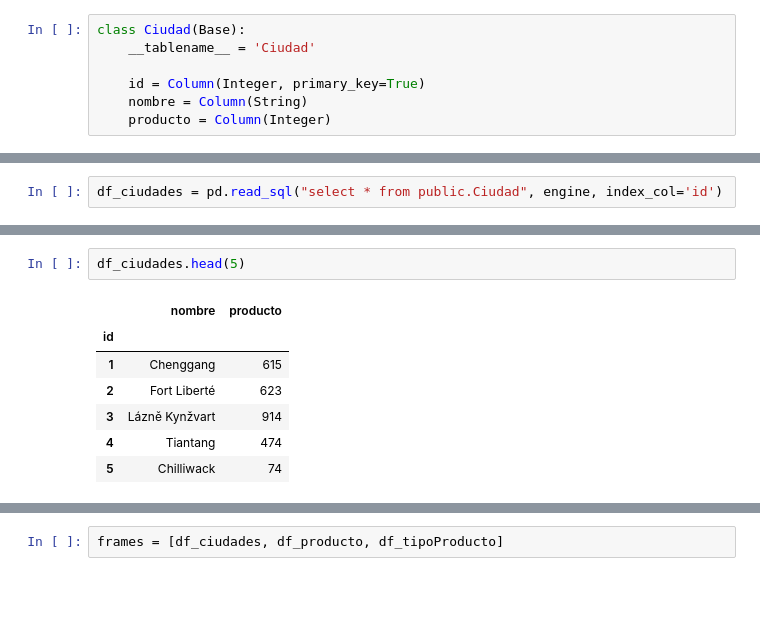
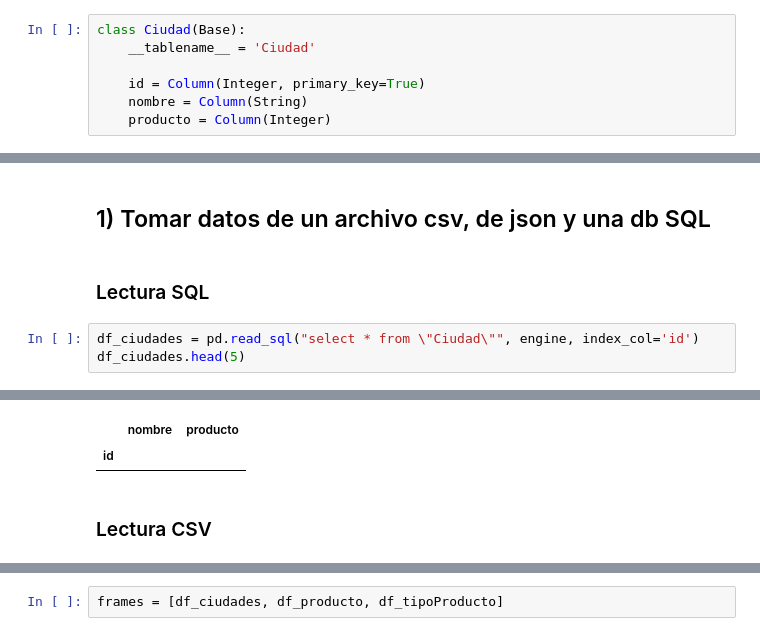
Before and after one commit to nicocarp/DSS, a Jupyter notebook: tp3/TP3-punto3.ipynb, the cells around one changed output, grey strips where cells are left out. Cells and saved outputs as stored; diff of their text form; blank space fills up the shorter version.

```diff
--- a/tp3/TP3-punto3.ipynb
+++ b/tp3/TP3-punto3.ipynb
@@ -21,3 +66,8 @@ class Ciudad(Base):
+# %% [markdown]
+## 1) Tomar datos de un archivo csv, de json y una db SQL
+# %% [markdown]
+### Lectura SQL
 # %%
-df_ciudades = pd.read_sql("select * from public.Ciudad", engine, index_col='id')
+df_ciudades = pd.read_sql("select * from \"Ciudad\"", engine, index_col='id')
+df_ciudades.head(5)
 # %% [output]
@@ -38,13 +78,7 @@ df_ciudades = pd.read_sql("select * from public.Ciudad", engine, index_col='id')
+|  | nombre | producto |
+| id |  |  |
-# %%
-df_ciudades.head(5)
-# %% [output]
-|  | nombre | producto |
-| id |  |  |
-| 1 | Chenggang | 615 |
-| 2 | Fort Liberté | 623 |
-| 3 | Lázně Kynžvart | 914 |
-| 4 | Tiantang | 474 |
-| 5 | Chilliwack | 74 |
+# %% [markdown]
+### Lectura CSV
 # %%
 datos_producto = 'data/MOCK_DATA-tp3-punto3-bd-producto.csv'
 df_producto = pd.DataFrame.from_csv(datos_producto,sep=',',index_col='id')
```
Also changed, not shown: parts of 16 cells of this notebook, 2 other files.
